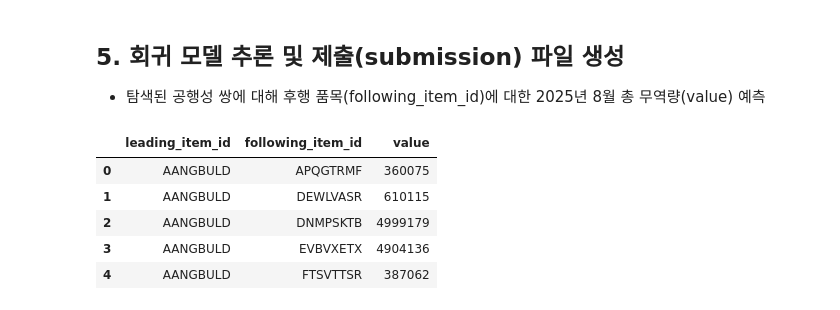
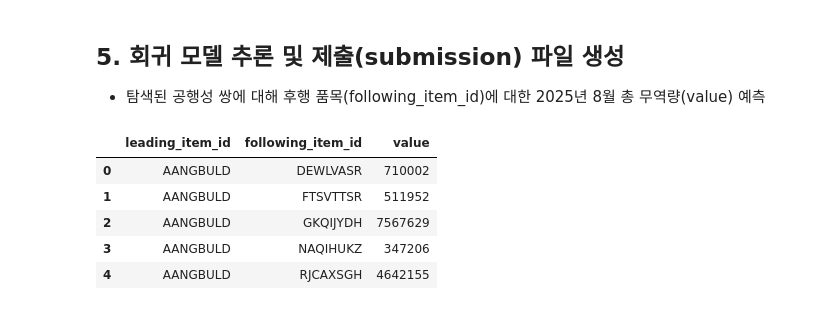
Before and after one commit to SujePepero/pepero-workspace, a Jupyter notebook: dir_pyy/baseline_EDA_SF_v01.ipynb, the cells around one changed output. Drawn from its saved outputs; the diff is of its cells as text; code cells hidden in the pictures.

```diff
--- a/dir_pyy/baseline_EDA_SF_v01.ipynb
+++ b/dir_pyy/baseline_EDA_SF_v01.ipynb
@@ -472,0 +474,7 @@ container : <BarContainer object of 20 artists>
+# %%
+### 2025/11/13 submission 용
+pairs_submit = find_comovement_pairs(pivot,  max_lag=6, min_nonzero=6, corr_threshold=0.5)
+print("탐색된 공행성쌍 수:", len(pairs_submit))
+pairs_submit['max_corr_abs'] = pairs_submit['max_corr'].apply(np.abs)
+display(pairs_submit.describe())
+pairs_submit.head(3)
@@ -954,7 +977,8 @@ def build_training_data(pivot, pairs):
     df_train = pd.DataFrame(rows)
     return df_train
 
-df_train_model = build_training_data(pivot, pairs)
+#df_train_model = build_training_data(pivot, pairs) # 생성된 학습 데이터의 shape : (54743, 6)
+df_train_model = build_training_data(pivot, pairs_submit)
 print('생성된 학습 데이터의 shape :', df_train_model.shape)
 df_train_model.head()
 # %% [output]
@@ -1027,13 +1051,16 @@ def predict(pivot, pairs, reg):
     df_pred = pd.DataFrame(preds)
     return df_pred
 # %%
-submission = predict(pivot, pairs, reg)
-submission.head()
+#submission = predict(pivot, pairs, reg)
+#submission.head()
+
+submission_submit = predict(pivot, pairs_submit, reg)
+submission_submit.head()
 # %% [output]
 |  | leading_item_id | following_item_id | value |
-| 0 | AANGBULD | APQGTRMF | 360075 |
-| 1 | AANGBULD | DEWLVASR | 610115 |
-| 2 | AANGBULD | DNMPSKTB | 4999179 |
-| 3 | AANGBULD | EVBVXETX | 4904136 |
-| 4 | AANGBULD | FTSVTTSR | 387062 |
+| 0 | AANGBULD | DEWLVASR | 710002 |
+| 1 | AANGBULD | FTSVTTSR | 511952 |
+| 2 | AANGBULD | GKQIJYDH | 7567629 |
+| 3 | AANGBULD | NAQIHUKZ | 347206 |
+| 4 | AANGBULD | RJCAXSGH | 4642155 |
 # %%
```
Also changed, not shown: parts of 9 cells of this notebook.
